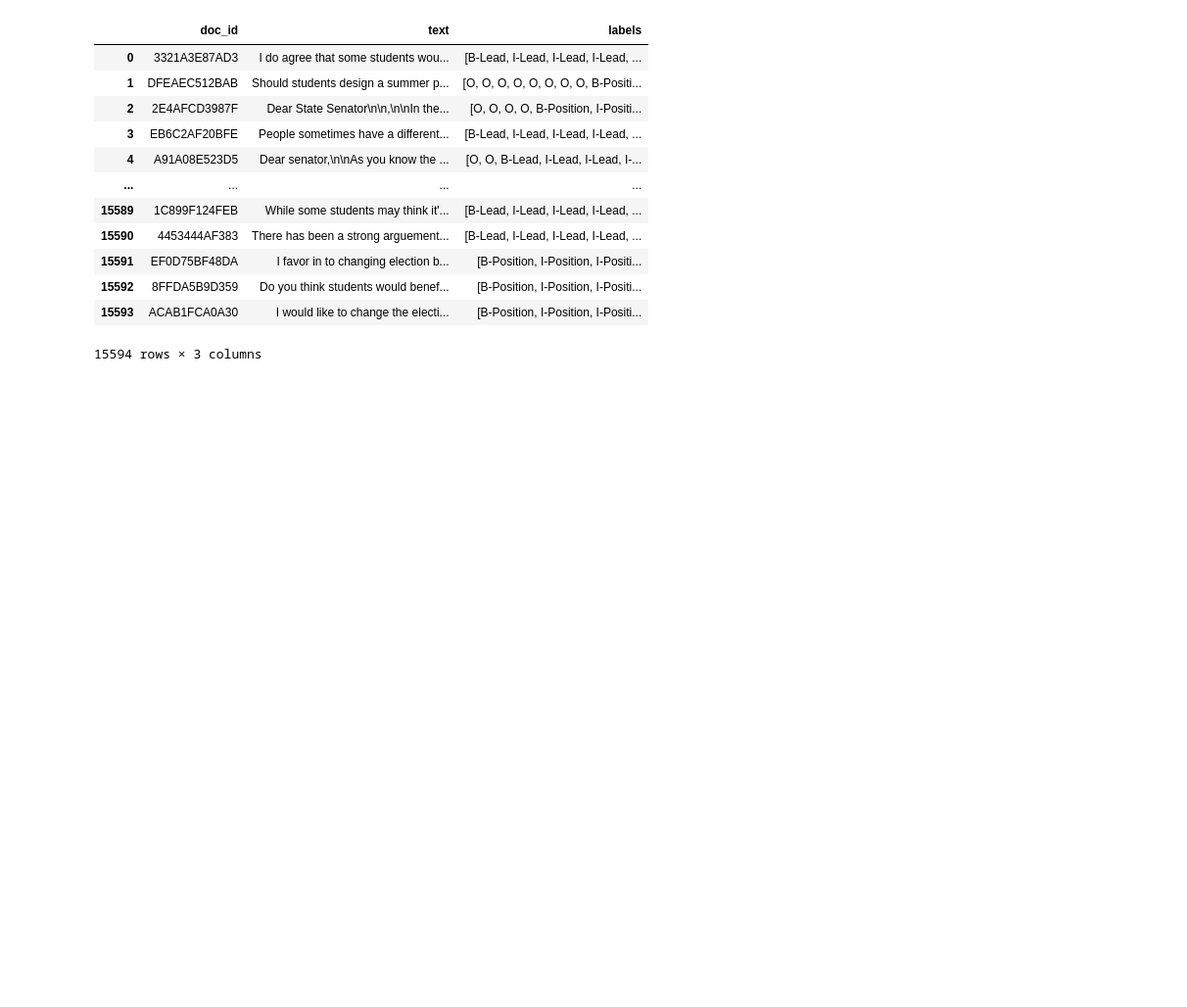
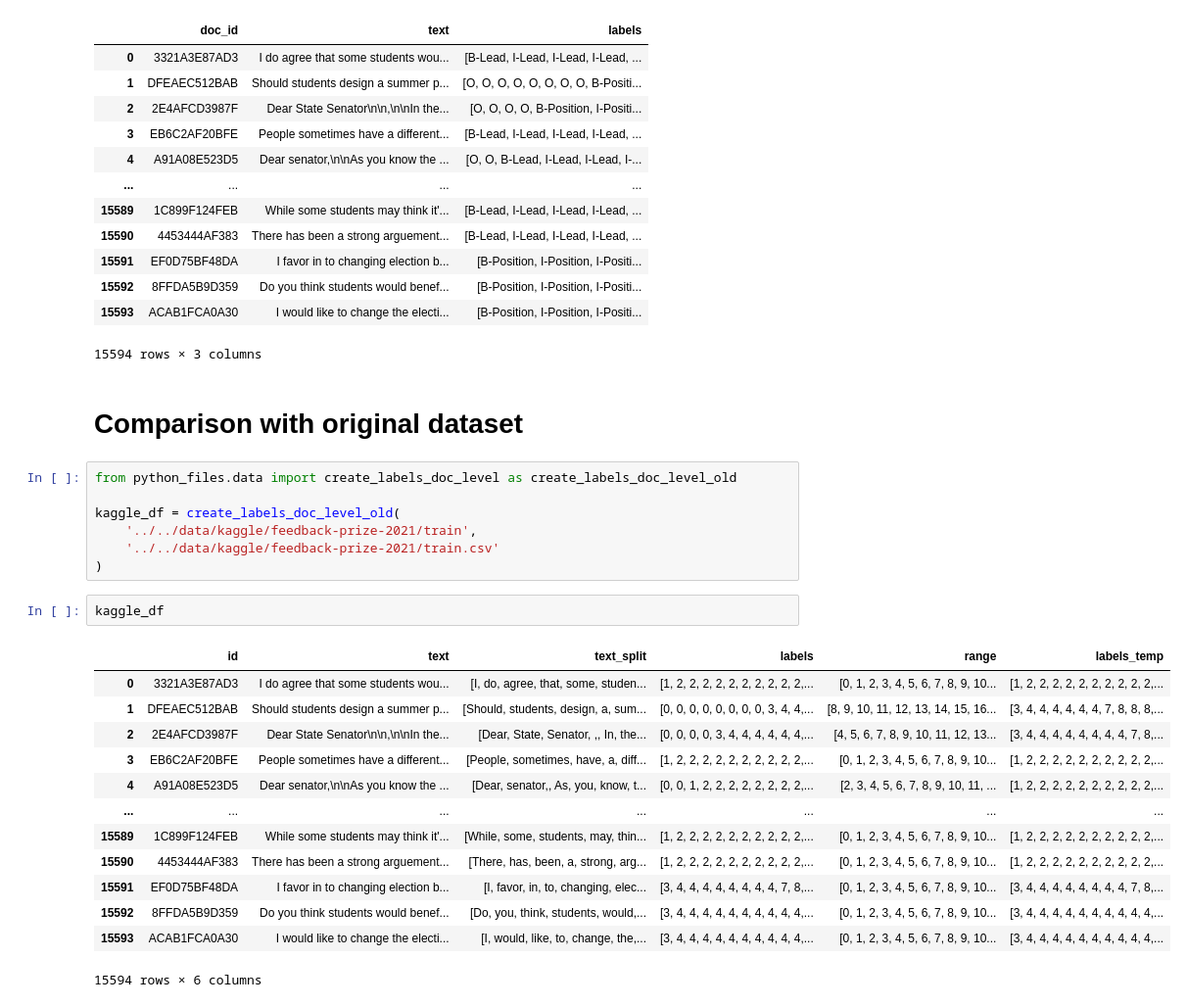
Before and after one commit to namiyousef/argument-mining, a Jupyter notebook: experiments/yousef/DataProcessor_dev.ipynb, the cells around one changed output. Shown at 98% size. Cells and saved outputs as stored; diff of their text form; blank space fills up the shorter version.

Commit message:
#43 updates DataProcessor_dev.ipynb

```diff
--- a/experiments/yousef/DataProcessor_dev.ipynb
+++ b/experiments/yousef/DataProcessor_dev.ipynb
@@ -204,3 +208,28 @@ processor.dataframe
 | 15592 | 8FFDA5B9D359 | Do you think students would benef... | [B-Position, I-Position, I-Positi... |
 | 15593 | ACAB1FCA0A30 | I would like to change the electi... | [B-Position, I-Position, I-Positi... |
 15594 rows × 3 columns
+# %% [markdown]
+# Comparison with original dataset
+# %%
+from python_files.data import create_labels_doc_level as create_labels_doc_level_old
+
+kaggle_df = create_labels_doc_level_old(
+    '../../data/kaggle/feedback-prize-2021/train',
+    '../../data/kaggle/feedback-prize-2021/train.csv'
+)
+# %%
+kaggle_df
+# %% [output]
+|  | id | text | text_split | labels | range | labels_temp |
+| 0 | 3321A3E87AD3 | I do agree that some students wou... | [I, do, agree, that, some, studen... | [1, 2, 2, 2, 2, 2, 2, 2, 2, 2, 2,... | [0, 1, 2, 3, 4, 5, 6, 7, 8, 9, 10... | [1, 2, 2, 2, 2, 2, 2, 2, 2, 2, 2,... |
+| 1 | DFEAEC512BAB | Should students design a summer p... | [Should, students, design, a, sum... | [0, 0, 0, 0, 0, 0, 0, 0, 3, 4, 4,... | [8, 9, 10, 11, 12, 13, 14, 15, 16... | [3, 4, 4, 4, 4, 4, 4, 7, 8, 8, 8,... |
+| 2 | 2E4AFCD3987F | Dear State Senator\n\n,\n\nIn the... | [Dear, State, Senator, ,, In, the... | [0, 0, 0, 0, 3, 4, 4, 4, 4, 4, 4,... | [4, 5, 6, 7, 8, 9, 10, 11, 12, 13... | [3, 4, 4, 4, 4, 4, 4, 4, 4, 7, 8,... |
+| 3 | EB6C2AF20BFE | People sometimes have a different... | [People, sometimes, have, a, diff... | [1, 2, 2, 2, 2, 2, 2, 2, 2, 2, 2,... | [0, 1, 2, 3, 4, 5, 6, 7, 8, 9, 10... | [1, 2, 2, 2, 2, 2, 2, 2, 2, 2, 2,... |
+| 4 | A91A08E523D5 | Dear senator,\n\nAs you know the ... | [Dear, senator,, As, you, know, t... | [0, 0, 1, 2, 2, 2, 2, 2, 2, 2, 2,... | [2, 3, 4, 5, 6, 7, 8, 9, 10, 11, ... | [1, 2, 2, 2, 2, 2, 2, 2, 2, 2, 2,... |
+| ... | ... | ... | ... | ... | ... | ... |
+| 15589 | 1C899F124FEB | While some students may think it'... | [While, some, students, may, thin... | [1, 2, 2, 2, 2, 2, 2, 2, 2, 2, 2,... | [0, 1, 2, 3, 4, 5, 6, 7, 8, 9, 10... | [1, 2, 2, 2, 2, 2, 2, 2, 2, 2, 2,... |
+| 15590 | 4453444AF383 | There has been a strong arguement... | [There, has, been, a, strong, arg... | [1, 2, 2, 2, 2, 2, 2, 2, 2, 2, 2,... | [0, 1, 2, 3, 4, 5, 6, 7, 8, 9, 10... | [1, 2, 2, 2, 2, 2, 2, 2, 2, 2, 2,... |
+| 15591 | EF0D75BF48DA | I favor in to changing election b... | [I, favor, in, to, changing, elec... | [3, 4, 4, 4, 4, 4, 4, 4, 4, 7, 8,... | [0, 1, 2, 3, 4, 5, 6, 7, 8, 9, 10... | [3, 4, 4, 4, 4, 4, 4, 4, 4, 7, 8,... |
+| 15592 | 8FFDA5B9D359 | Do you think students would benef... | [Do, you, think, students, would,... | [3, 4, 4, 4, 4, 4, 4, 4, 4, 4, 4,... | [0, 1, 2, 3, 4, 5, 6, 7, 8, 9, 10... | [3, 4, 4, 4, 4, 4, 4, 4, 4, 4, 4,... |
+| 15593 | ACAB1FCA0A30 | I would like to change the electi... | [I, would, like, to, change, the,... | [3, 4, 4, 4, 4, 4, 4, 4, 4, 4, 4,... | [0, 1, 2, 3, 4, 5, 6, 7, 8, 9, 10... | [3, 4, 4, 4, 4, 4, 4, 4, 4, 4, 4,... |
+15594 rows × 6 columns
```
Also changed, not shown: parts of 11 cells of this notebook.
